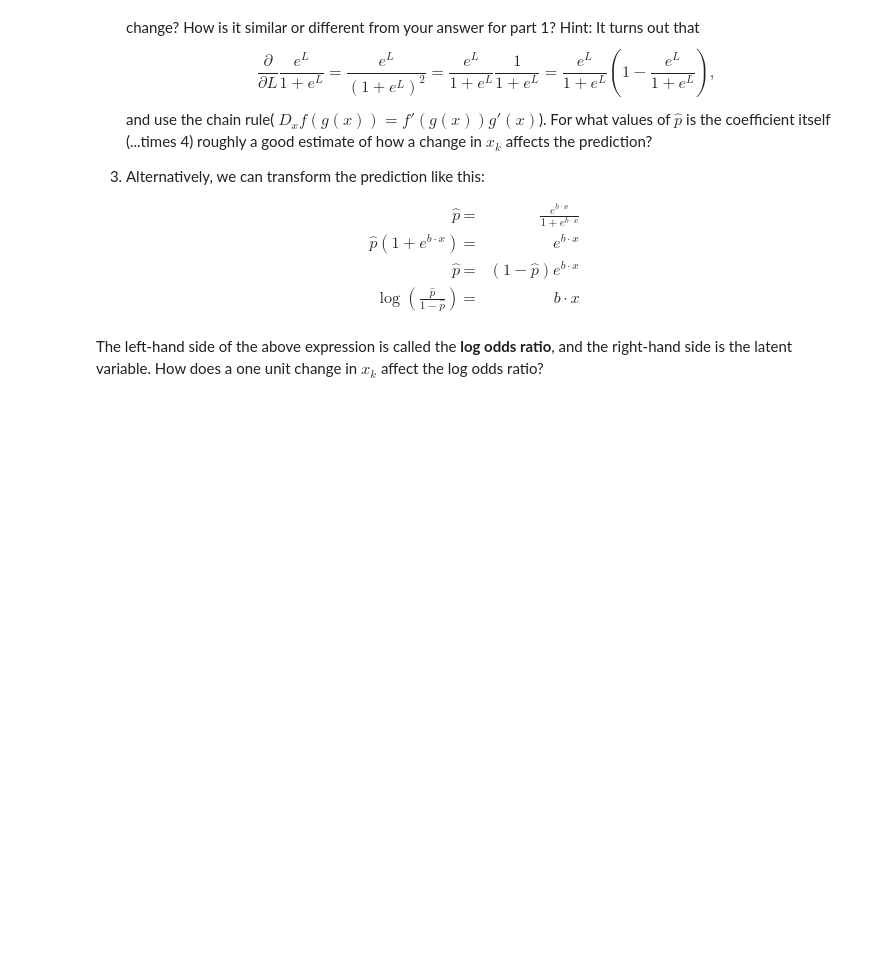
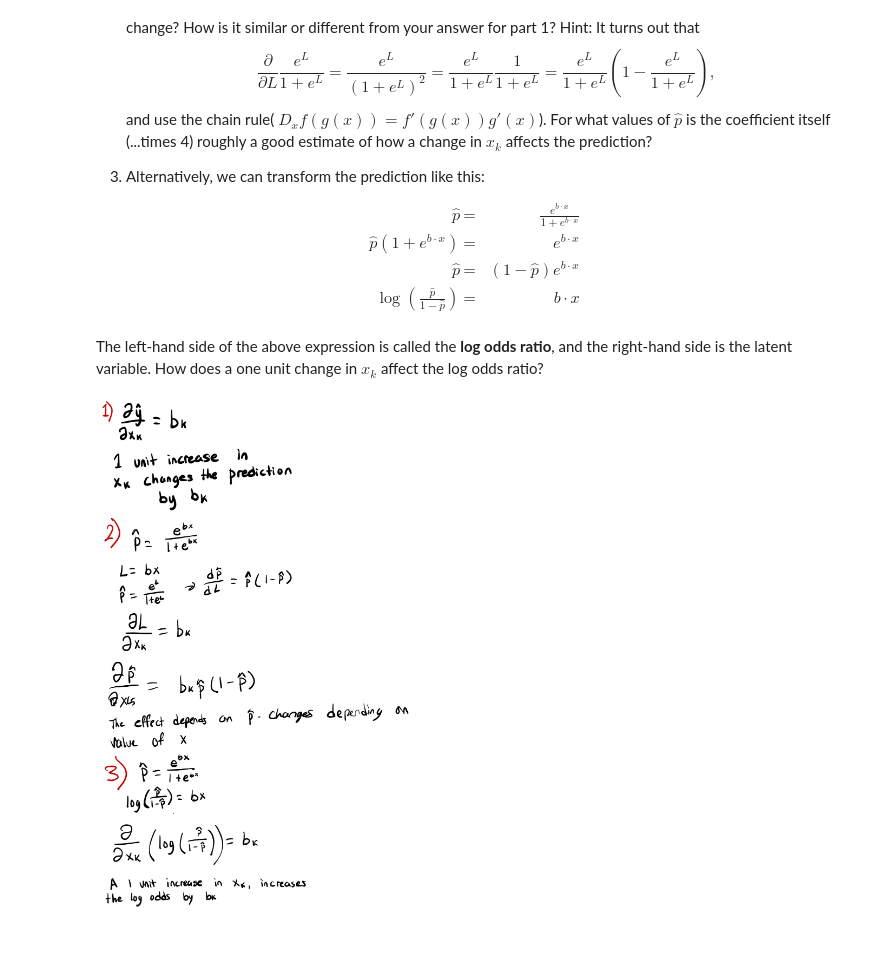
Before and after one commit to ds4e/undergrad_ml_assignments, a Jupyter notebook: 05_assignment_glm.ipynb, the cells around one changed output. Saved outputs shown, nothing was run; the diff lists cells and outputs as text; code cells hidden in the pictures; blank space fills up the shorter version.

```diff
--- a/05_assignment_glm.ipynb
+++ b/05_assignment_glm.ipynb
@@ -318,3 +328,9 @@ and use the chain rule( $D_x f(g(x)) = f'(g(x))g'(x)$). For what values of $\hat
 \end{alignat*}
 
 The left-hand side of the above expression is called the **log odds ratio**, and the right-hand side is the latent variable. How does a one unit change in $x_k$ affect the log odds ratio?
+# %%
+from IPython.display import Image, display
+
+display(Image("data/A5.jpg"))
+# %% [output]
+[figure, added]
```
Also changed, not shown: parts of 5 cells of this notebook.
